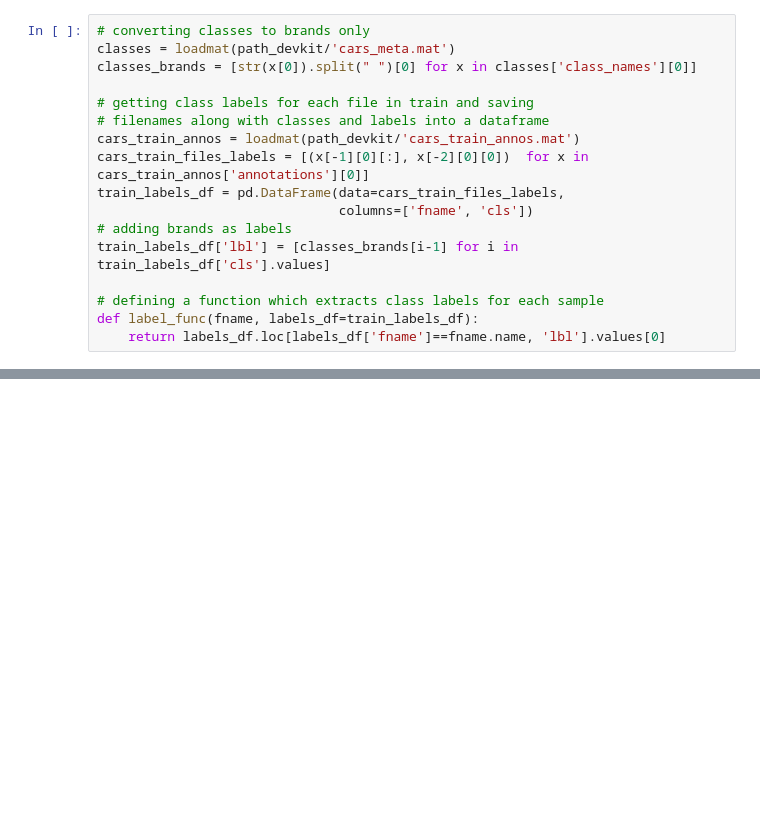
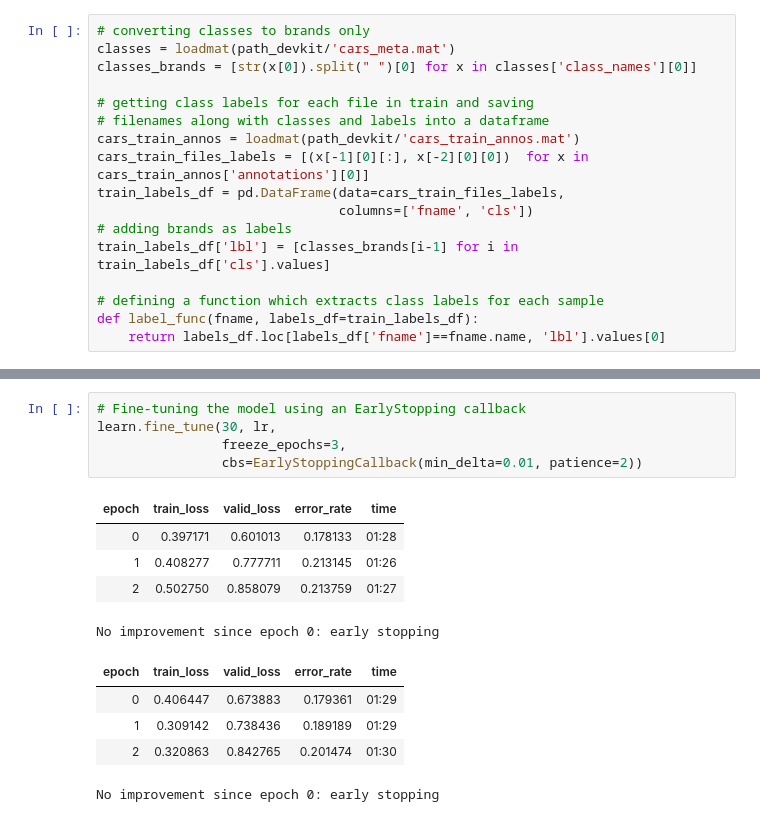
Before and after one commit to ilbagov/simple-car-classifier, a Jupyter notebook: classifier.ipynb, the cells around one changed output, grey strips where cells are left out. Drawn from its saved outputs; the diff is of its cells as text; blank space fills up the shorter version.

```diff
--- a/classifier.ipynb
+++ b/classifier.ipynb
@@ -56,0 +71,16 @@ learn = cnn_learner(dls, resnet34, metrics=error_rate)
+# %%
+# Fine-tuning the model using an EarlyStopping callback
+learn.fine_tune(30, lr,
+                freeze_epochs=3,
+                cbs=EarlyStoppingCallback(min_delta=0.01, patience=2))
+# %% [output]
+| epoch | train_loss | valid_loss | error_rate | time |
+| 0 | 0.397171 | 0.601013 | 0.178133 | 01:28 |
+| 1 | 0.408277 | 0.777711 | 0.213145 | 01:26 |
+| 2 | 0.502750 | 0.858079 | 0.213759 | 01:27 |
+No improvement since epoch 0: early stopping
+| epoch | train_loss | valid_loss | error_rate | time |
+| 0 | 0.406447 | 0.673883 | 0.179361 | 01:29 |
+| 1 | 0.309142 | 0.738436 | 0.189189 | 01:29 |
+| 2 | 0.320863 | 0.842765 | 0.201474 | 01:30 |
+No improvement since epoch 0: early stopping
```
Also changed, not shown: parts of 9 cells of this notebook, 4 other files.
